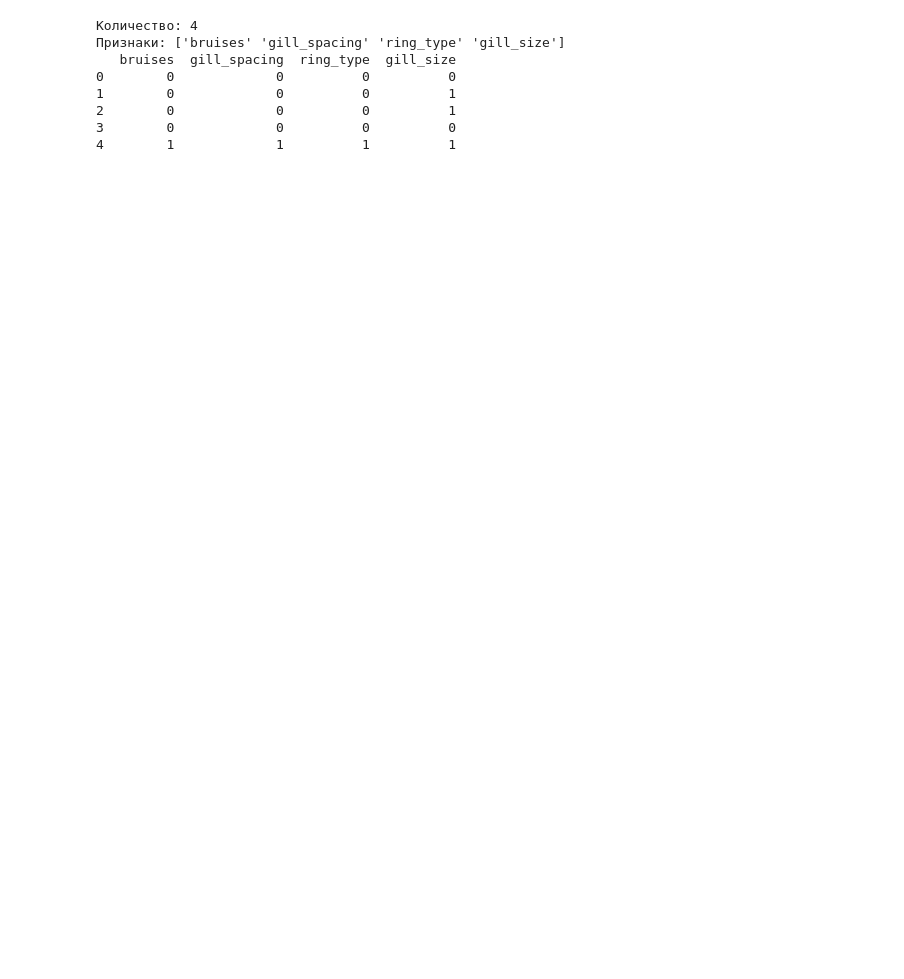
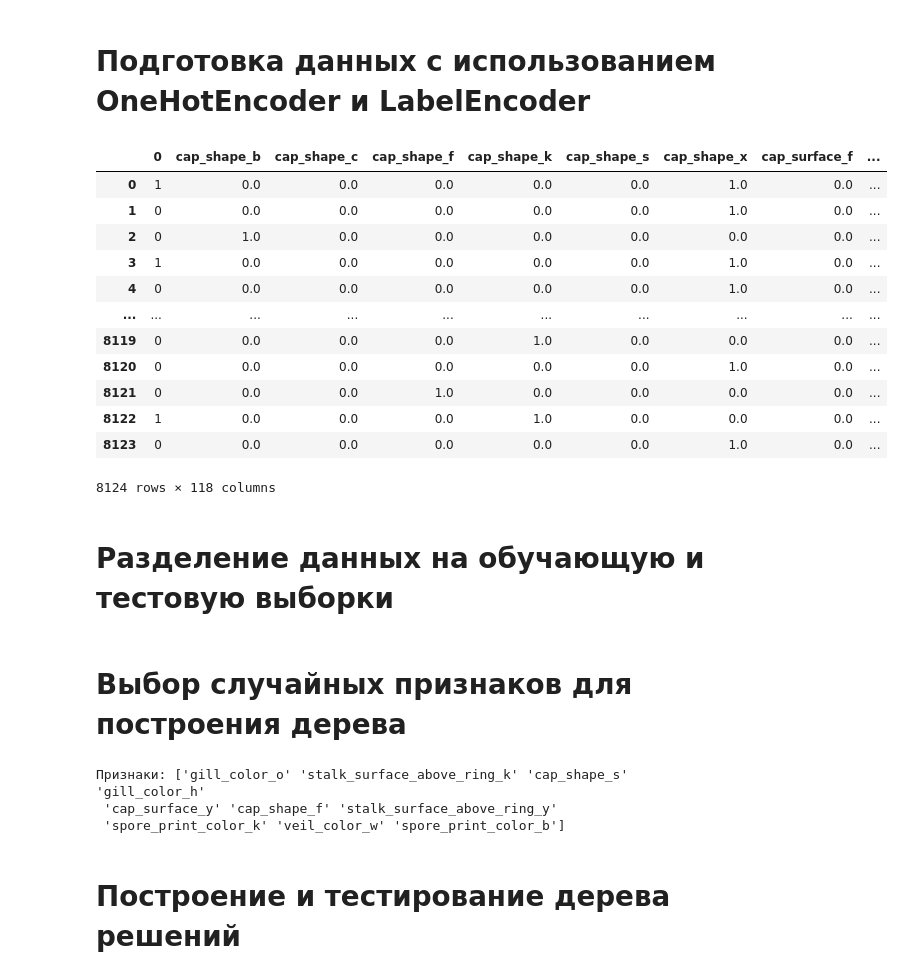
Before and after one commit to podshapkoy-organization/ais-lab-5, a Jupyter notebook: notebooks/analysis.ipynb, the cells around one changed output. Saved outputs shown, nothing was run; the diff lists cells and outputs as text; code cells hidden in the pictures; blank space fills up the shorter version.

```diff
--- a/notebooks/analysis.ipynb
+++ b/notebooks/analysis.ipynb
@@ -19,21 +41,34 @@ y = data_enc['classes']
+# %% [markdown]
+# Подготовка данных с использованием OneHotEncoder и LabelEncoder
 # %%
-import numpy as np
+from sklearn.preprocessing import OneHotEncoder, LabelEncoder
+import pandas as pd
 
-n_features = X.shape[1]
-num = int(np.sqrt(n_features))
+encoder = OneHotEncoder(sparse_output=False)
+label_encoding = LabelEncoder()
 
-select = np.random.choice(X.columns, num, replace=False)
-X_selected = X[select]
+one_hot_encoded = encoder.fit_transform(df.drop(columns=['classes']))
+one_hot_df = pd.DataFrame(one_hot_encoded, columns=encoder.get_feature_names_out(df.columns.drop('classes')),
+                          index=df.index)
 
-print("Количество:", num)
-print("Признаки:", select)
-print(X_selected.head())
+y = pd.Series(label_encoding.fit_transform(df['classes']), index=df.index)
+X = one_hot_df
+
+final_df = pd.concat([y, X], axis=1)
+final_df
 # %% [output]
+|  | 0 | cap_shape_b | cap_shape_c | cap_shape_f | cap_shape_k | cap_shape_s | cap_shape_x | cap_surface_f | ... |
+| 0 | 1 | 0.0 | 0.0 | 0.0 | 0.0 | 0.0 | 1.0 | 0.0 | ... |
+| 1 | 0 | 0.0 | 0.0 | 0.0 | 0.0 | 0.0 | 1.0 | 0.0 | ... |
+| 2 | 0 | 1.0 | 0.0 | 0.0 | 0.0 | 0.0 | 0.0 | 0.0 | ... |
+| 3 | 1 | 0.0 | 0.0 | 0.0 | 0.0 | 0.0 | 1.0 | 0.0 | ... |
+| 4 | 0 | 0.0 | 0.0 | 0.0 | 0.0 | 0.0 | 1.0 | 0.0 | ... |
+| ... | ... | ... | ... | ... | ... | ... | ... | ... | ... |
+| 8119 | 0 | 0.0 | 0.0 | 0.0 | 1.0 | 0.0 | 0.0 | 0.0 | ... |
+| 8120 | 0 | 0.0 | 0.0 | 0.0 | 0.0 | 0.0 | 1.0 | 0.0 | ... |
+| 8121 | 0 | 0.0 | 0.0 | 1.0 | 0.0 | 0.0 | 0.0 | 0.0 | ... |
+| 8122 | 1 | 0.0 | 0.0 | 0.0 | 1.0 | 0.0 | 0.0 | 0.0 | ... |
+| 8123 | 0 | 0.0 | 0.0 | 0.0 | 0.0 | 0.0 | 1.0 | 0.0 | ... |
-Количество: 4
-Признаки: ['bruises' 'gill_spacing' 'ring_type' 'gill_size']
-   bruises  gill_spacing  ring_type  gill_size
-0        0             0          0          0
-1        0             0          0          1
-2        0             0          0          1
-3        0             0          0          0
-4        1             1          1          1
+8124 rows × 118 columns
+# %% [markdown]
+# Разделение данных на обучающую и тестовую выборки
@@ -39,0 +79,17 @@ print(X_selected.head())
+# %% [markdown]
+# Выбор случайных признаков для построения дерева
+# %%
+import numpy as np
+
+n_features = int(np.sqrt(X_train.shape[1]))
+selected_features = np.random.choice(X_train.columns, n_features, replace=False)
+print(f"Признаки: {selected_features}")
+
+X_train_selected = X_train[selected_features]
+X_test_selected = X_test[selected_features]
+# %% [output]
+Признаки: ['gill_color_o' 'stalk_surface_above_ring_k' 'cap_shape_s' 'gill_color_h'
+ 'cap_surface_y' 'cap_shape_f' 'stalk_surface_above_ring_y'
+ 'spore_print_color_k' 'veil_color_w' 'spore_print_color_b']
+# %% [markdown]
+# Построение и тестирование дерева решений
```
Also changed, not shown: parts of 12 cells of this notebook.
